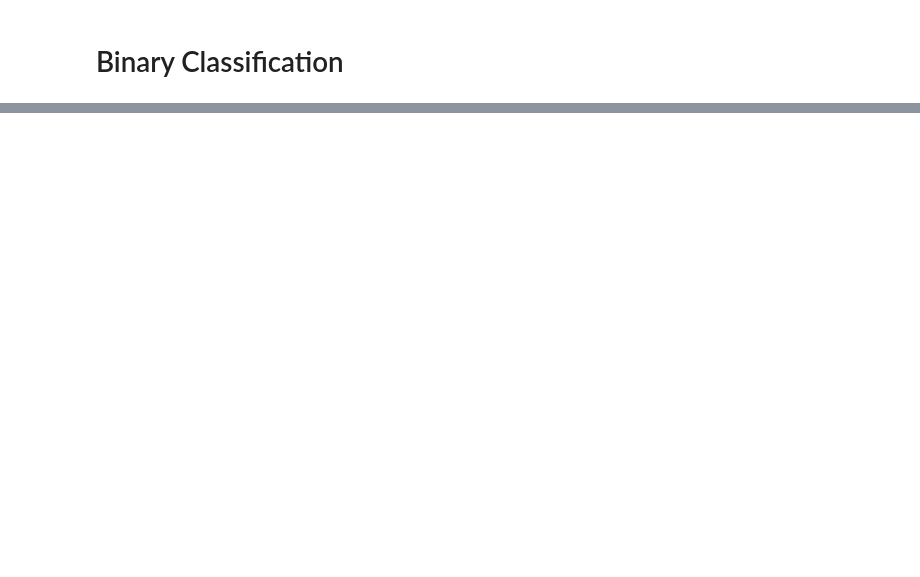
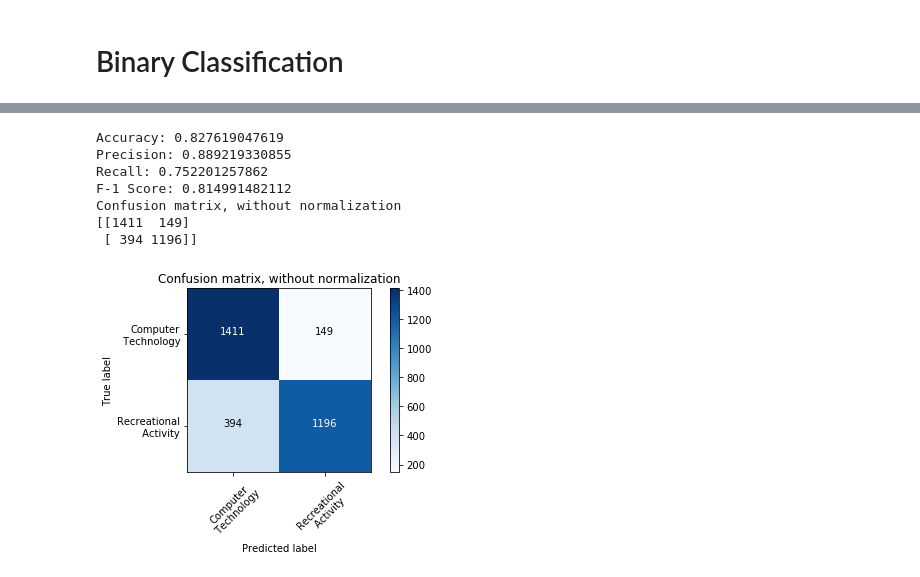
Before and after one commit to nsnguyen/ECE-219, a Jupyter notebook: project1/Project_1.ipynb, the cells around one changed output, grey strips where cells are left out. Drawn from its saved outputs; the diff is of its cells as text; code cells hidden in the pictures; blank space fills up the shorter version.

```diff
--- a/project1/Project_1.ipynb
+++ b/project1/Project_1.ipynb
@@ -291,6 +332,6 @@ print('')
 #         svc.fit()
 # %%
 svc_hard = svm.SVC(gamma = 1000, kernel='linear', probability = True)
-svc_hard.fit(lsi_train, train_dataset.target)
+svc_hard.fit(lsi_train, binary_train_target)
 
-predicted = svc_hard.predict(lsi_test)
+svc_hard_predicted = svc_hard.predict(lsi_test)
@@ -302,0 +338,25 @@ print(pd.crosstab(test_dataset['target'].ravel(), predicted, rownames=['True'],
+# %%
+print('Accuracy: ' + str(metrics.accuracy_score(binary_test_target.ravel(), svc_hard_predicted)))
+print('Precision: ' + str(metrics.precision_score(binary_test_target.ravel(), svc_hard_predicted)))
+print('Recall: ' + str(metrics.recall_score(binary_test_target.ravel(), svc_hard_predicted)))
+print('F-1 Score: ' + str(metrics.f1_score(binary_test_target.ravel(), svc_hard_predicted)))
+
+#Compute confusion matrix
+cnf_matrix = metrics.confusion_matrix(binary_test_target, svc_hard_predicted)
+np.set_printoptions(precision=2)
+
+# Plot confusion matrix
+plt.figure()
+plot_confusion_matrix(cnf_matrix,
+                      title='Confusion matrix, without normalization')
+
+plt.show()
+# %% [output]
+Accuracy: 0.827619047619
+Precision: 0.889219330855
+Recall: 0.752201257862
+F-1 Score: 0.814991482112
+Confusion matrix, without normalization
+[[1411  149]
+ [ 394 1196]]
+[figure, added]
```
Also changed, not shown: parts of 77 cells of this notebook.
